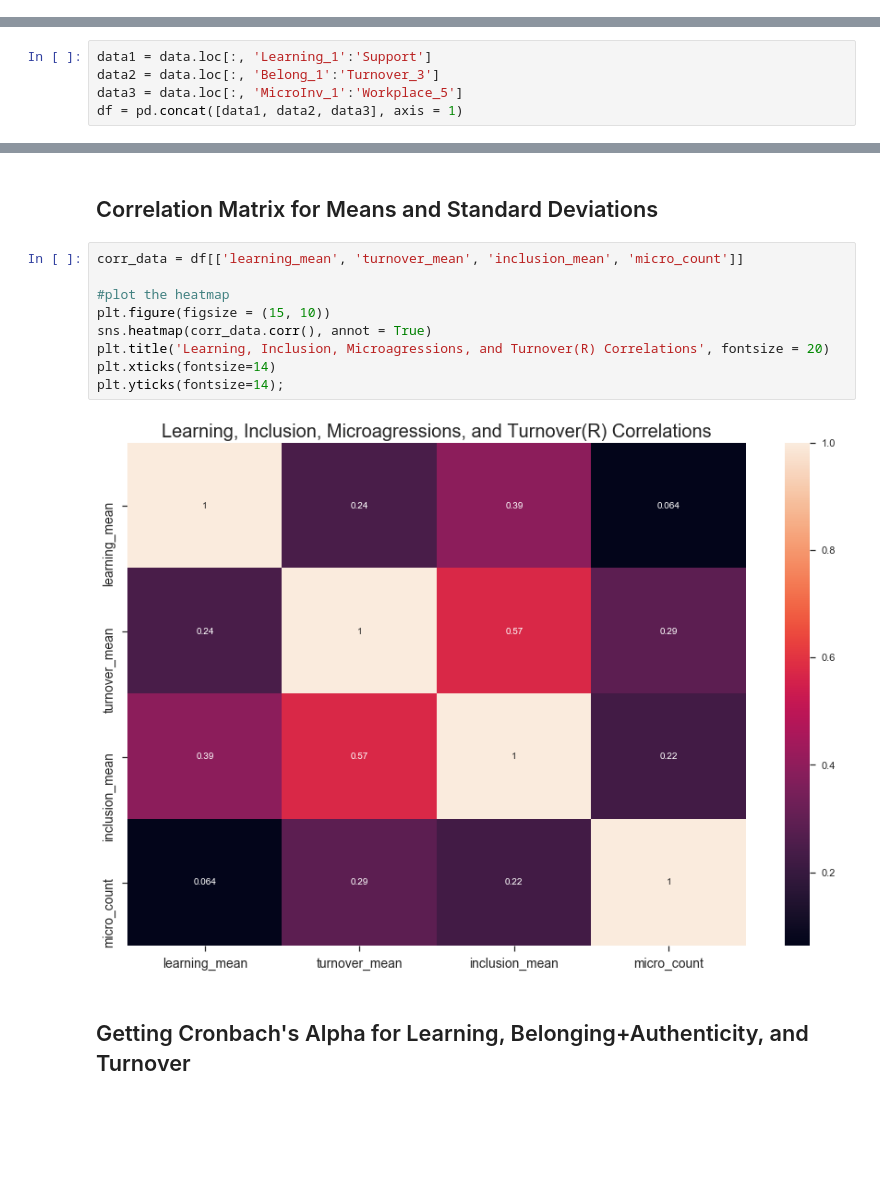
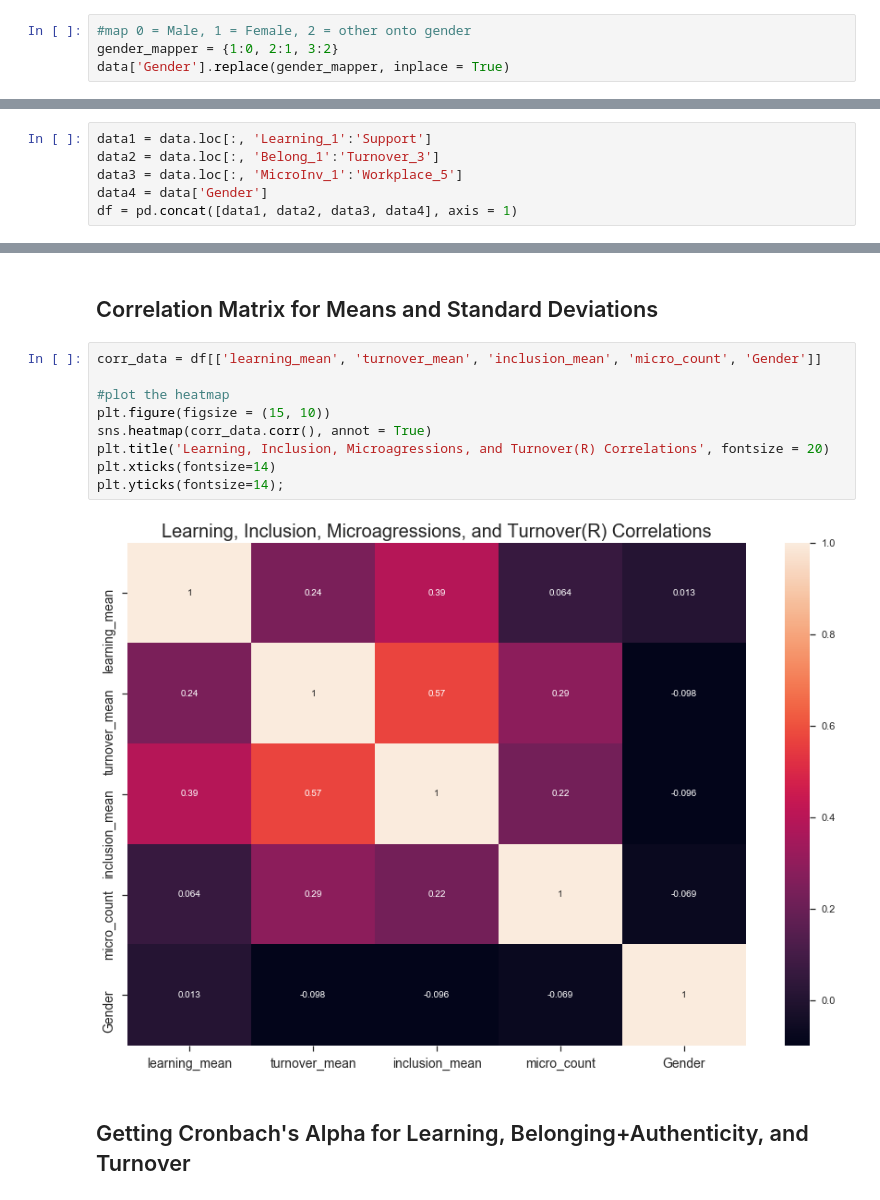
Before and after one commit to sam-cannon/AOM, a Jupyter notebook: AOM_Measure_Data.ipynb, the cells around one changed output, grey strips where cells are left out. Drawn from its saved outputs; the diff is of its cells as text; blank space fills up the shorter version.

```diff
--- a/AOM_Measure_Data.ipynb
+++ b/AOM_Measure_Data.ipynb
@@ -30,3 +31,7 @@ max(data.Turnover_1)
 # %%
 #reverse score the columns
 data.loc[:, 'Turnover_1':'Turnover_3'] = 5 - data.loc[:, 'Turnover_1':'Turnover_3']
+# %%
+#map 0 = Male, 1 = Female, 2 = other onto gender
+gender_mapper = {1:0, 2:1, 3:2}
+data['Gender'].replace(gender_mapper, inplace = True)
@@ -34,7 +46,8 @@ data.loc[:, 'Turnover_1':'Turnover_3'] = 5 - data.loc[:, 'Turnover_1':'Turnover_
 data1 = data.loc[:, 'Learning_1':'Support']
 data2 = data.loc[:, 'Belong_1':'Turnover_3']
 data3 = data.loc[:, 'MicroInv_1':'Workplace_5']
-df = pd.concat([data1, data2, data3], axis = 1)
+data4 = data['Gender']
+df = pd.concat([data1, data2, data3, data4], axis = 1)
 # %%
 df.head(1)
 # %% [output]
@@ -135,16 +148,16 @@ df['micro_count'] = df.loc[:, 'MicroInv_1':'Workplace_5'].replace(mapper).sum(ax
 # %% [markdown]
 ## Correlation Matrix for Means and Standard Deviations
 # %%
-corr_data = df[['learning_mean', 'turnover_mean', 'inclusion_mean', 'micro_count']]
+corr_data = df[['learning_mean', 'turnover_mean', 'inclusion_mean', 'micro_count', 'Gender']]
 
 #plot the heatmap
 plt.figure(figsize = (15, 10))
 sns.heatmap(corr_data.corr(), annot = True)
 plt.title('Learning, Inclusion, Microagressions, and Turnover(R) Correlations', fontsize = 20)
 plt.xticks(fontsize=14)
 plt.yticks(fontsize=14);
 # %% [output]
-[figure, old version]
+[figure, new version]
 # %% [markdown]
 ## Getting Cronbach's Alpha for Learning, Belonging+Authenticity, and Turnover
 # %%
```
Also changed, not shown: parts of 13 cells of this notebook.
